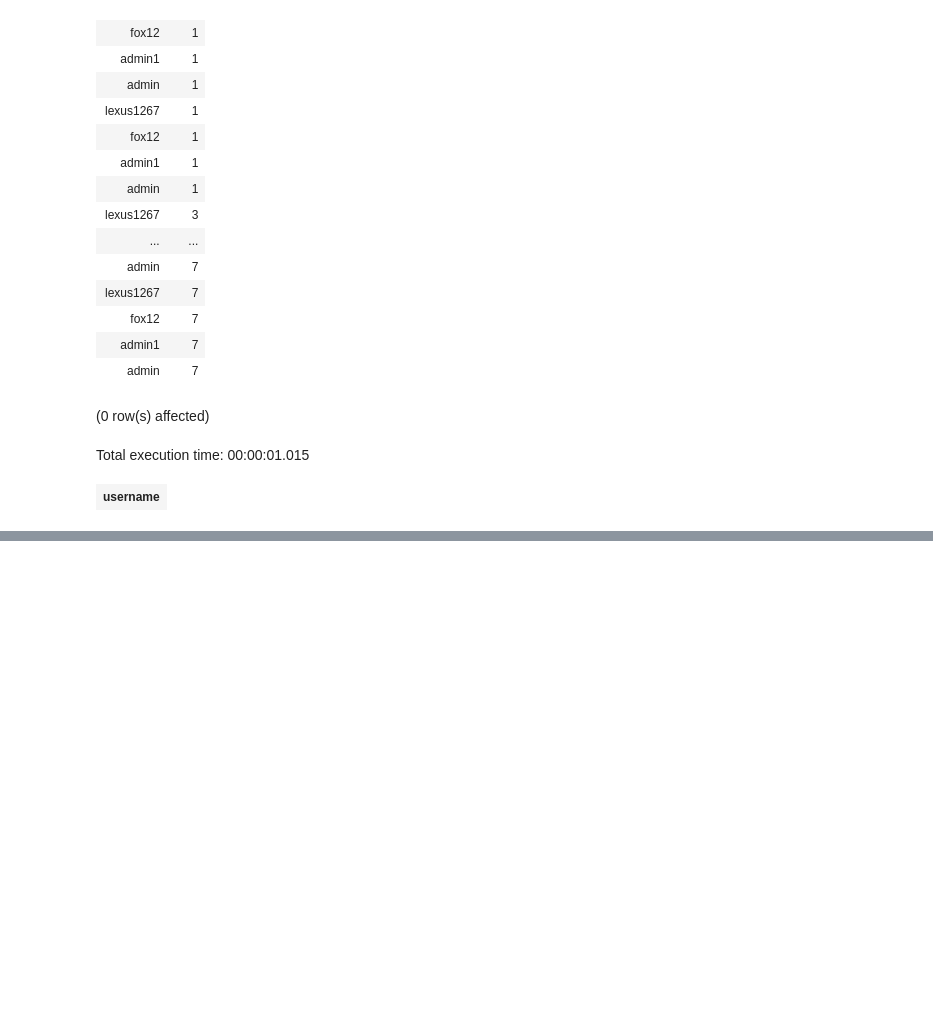
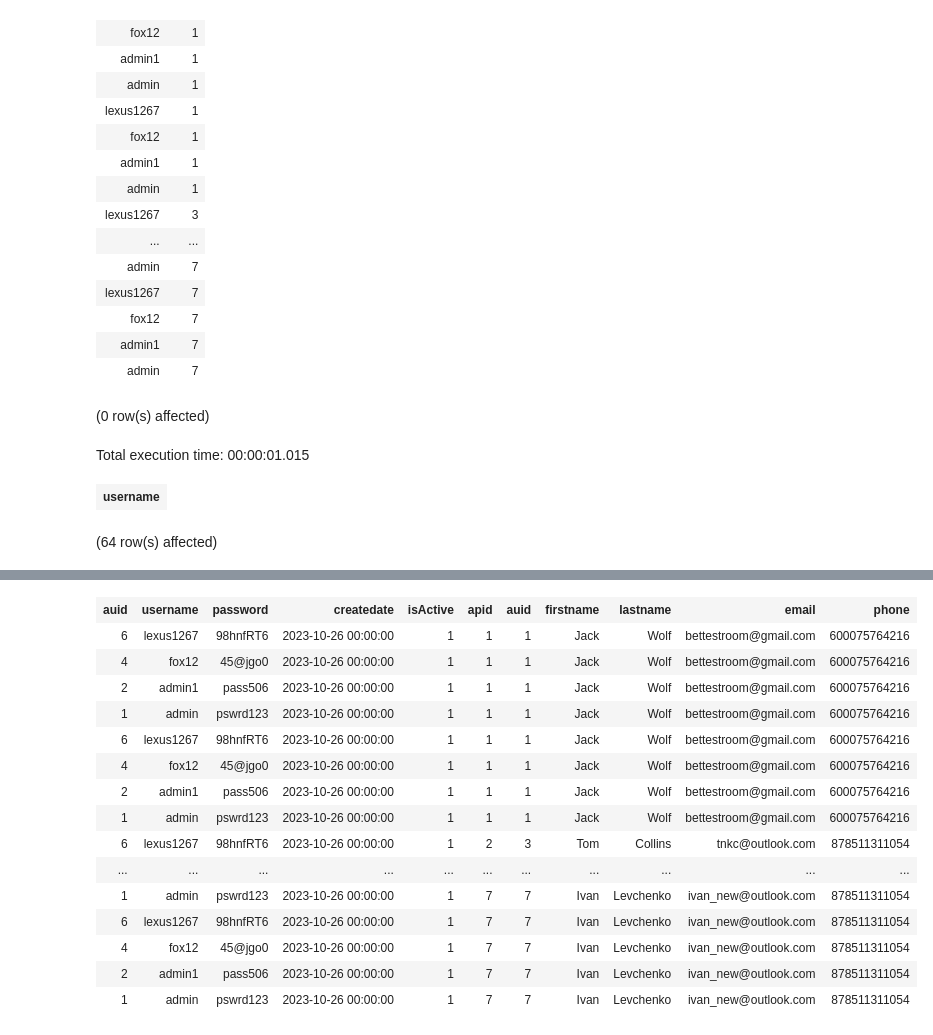
Before and after one commit to Vinayak0807/database-2023, a Jupyter notebook: user.ipynb, the cells around one changed output, grey strips where cells are left out. Saved outputs shown, nothing was run; the diff lists cells and outputs as text; code cells hidden in the pictures; blank space fills up the shorter version.

```diff
--- a/user.ipynb
+++ b/user.ipynb
@@ -134,3 +134,8 @@ on users.username = userprofile.auid;
 (0 row(s) affected)
 Total execution time: 00:00:01.015
 | username |
+# %%
+select * from users
+cross join userprofile
+# %% [output]
+(64 row(s) affected)
@@ -136,0 +143,16 @@ Total execution time: 00:00:01.015
+| auid | username | password | createdate | isActive | apid | auid | firstname | lastname | email | phone |
+| 6 | lexus1267 | 98hnfRT6 | 2023-10-26 00:00:00 | 1 | 1 | 1 | Jack | Wolf | bettestroom@gmail.com | 600075764216 |
+| 4 | fox12 | 45@jgo0 | 2023-10-26 00:00:00 | 1 | 1 | 1 | Jack | Wolf | bettestroom@gmail.com | 600075764216 |
+| 2 | admin1 | pass506 | 2023-10-26 00:00:00 | 1 | 1 | 1 | Jack | Wolf | bettestroom@gmail.com | 600075764216 |
+| 1 | admin | pswrd123 | 2023-10-26 00:00:00 | 1 | 1 | 1 | Jack | Wolf | bettestroom@gmail.com | 600075764216 |
+| 6 | lexus1267 | 98hnfRT6 | 2023-10-26 00:00:00 | 1 | 1 | 1 | Jack | Wolf | bettestroom@gmail.com | 600075764216 |
+| 4 | fox12 | 45@jgo0 | 2023-10-26 00:00:00 | 1 | 1 | 1 | Jack | Wolf | bettestroom@gmail.com | 600075764216 |
+| 2 | admin1 | pass506 | 2023-10-26 00:00:00 | 1 | 1 | 1 | Jack | Wolf | bettestroom@gmail.com | 600075764216 |
+| 1 | admin | pswrd123 | 2023-10-26 00:00:00 | 1 | 1 | 1 | Jack | Wolf | bettestroom@gmail.com | 600075764216 |
+| 6 | lexus1267 | 98hnfRT6 | 2023-10-26 00:00:00 | 1 | 2 | 3 | Tom | Collins | tnkc@outlook.com | 878511311054 |
+| ... | ... | ... | ... | ... | ... | ... | ... | ... | ... | ... |
+| 1 | admin | pswrd123 | 2023-10-26 00:00:00 | 1 | 7 | 7 | Ivan | Levchenko | ivan_new@outlook.com | 878511311054 |
+| 6 | lexus1267 | 98hnfRT6 | 2023-10-26 00:00:00 | 1 | 7 | 7 | Ivan | Levchenko | ivan_new@outlook.com | 878511311054 |
+| 4 | fox12 | 45@jgo0 | 2023-10-26 00:00:00 | 1 | 7 | 7 | Ivan | Levchenko | ivan_new@outlook.com | 878511311054 |
+| 2 | admin1 | pass506 | 2023-10-26 00:00:00 | 1 | 7 | 7 | Ivan | Levchenko | ivan_new@outlook.com | 878511311054 |
+| 1 | admin | pswrd123 | 2023-10-26 00:00:00 | 1 | 7 | 7 | Ivan | Levchenko | ivan_new@outlook.com | 878511311054 |
```
Also changed, not shown: parts of 4 cells of this notebook, 1 other file.
